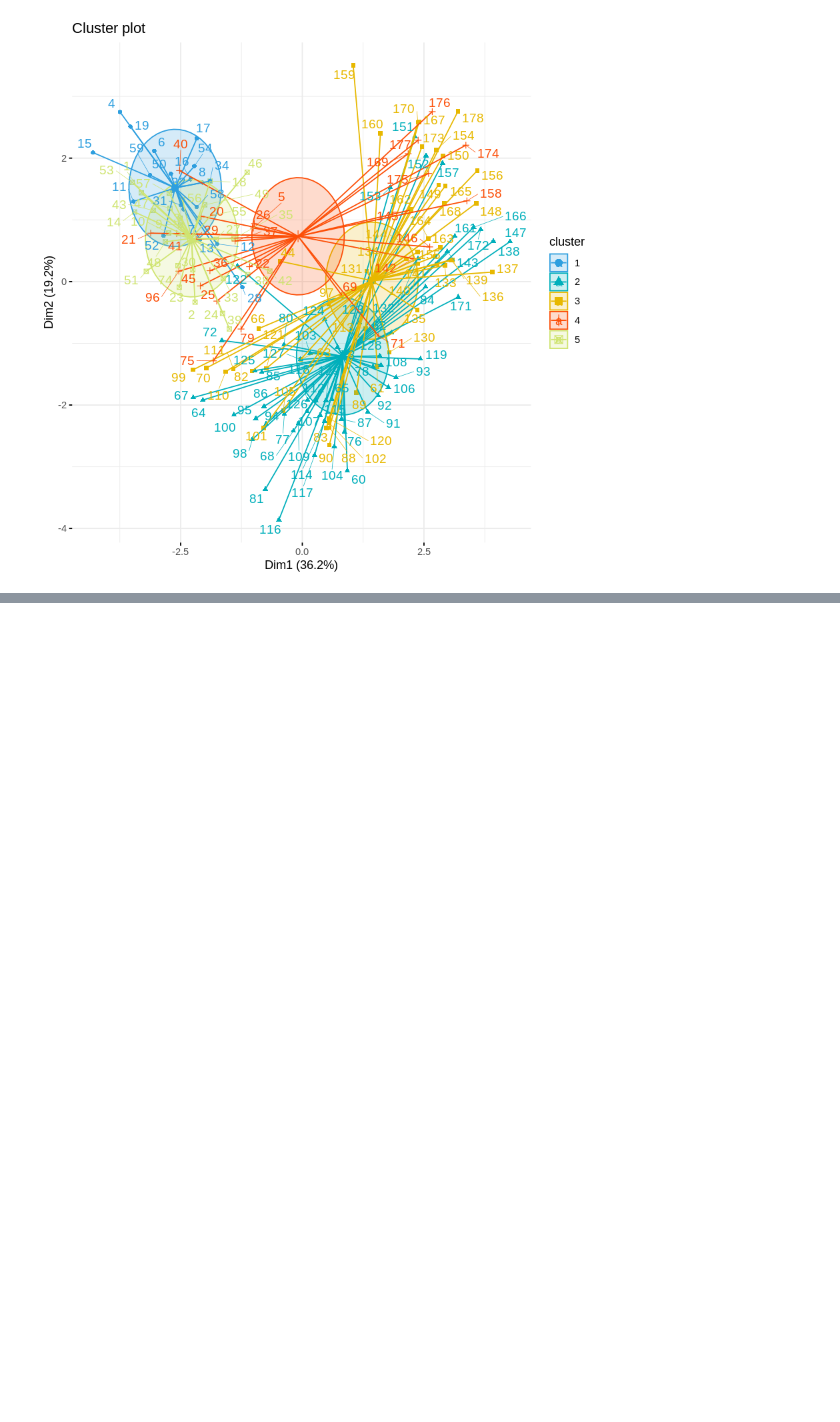
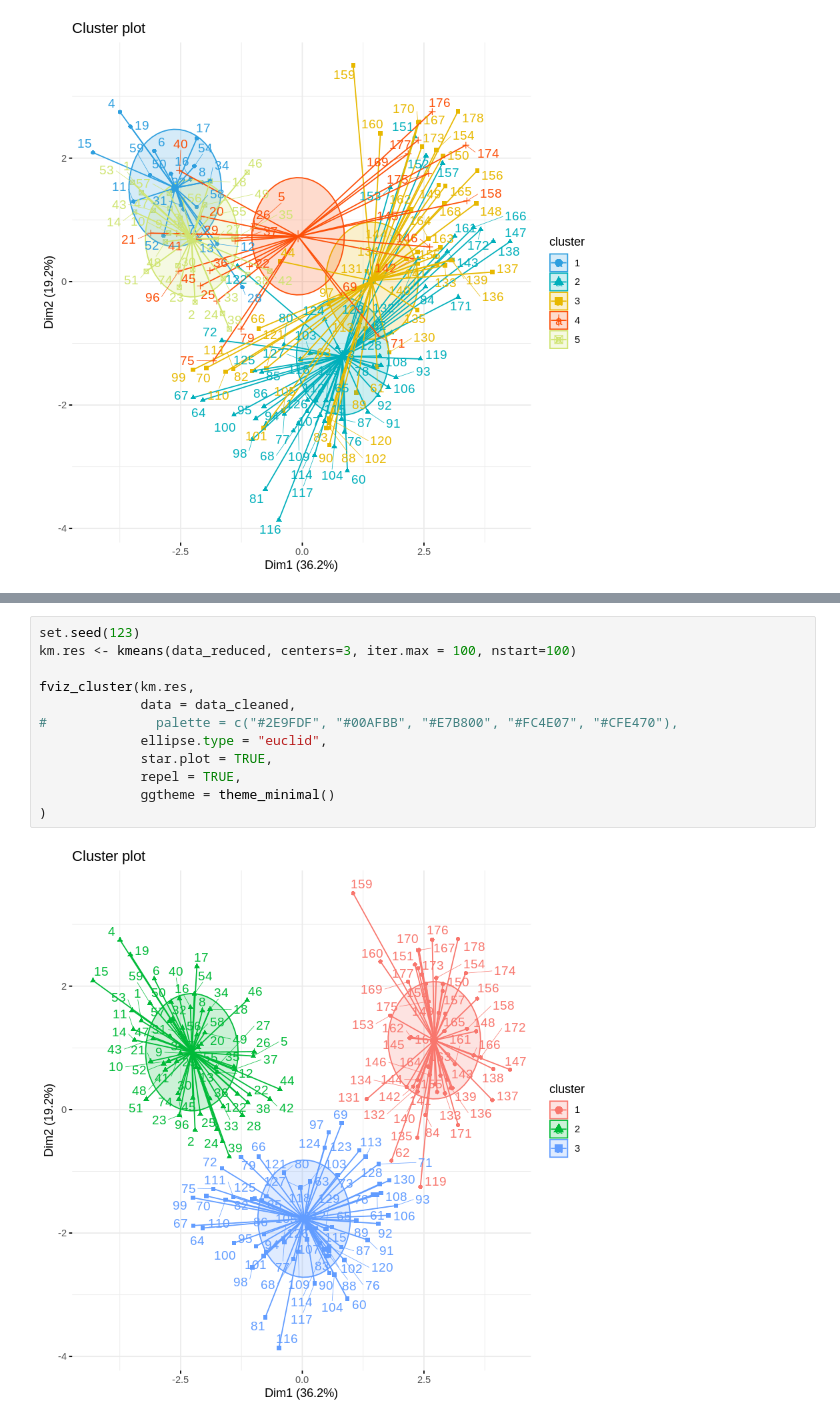
Before and after one commit to lauramoraes/Analise_de_Clusters, a Jupyter notebook: 9 - Clusterização por K-Means (Wine).ipynb, the cells around one changed output, grey strips where cells are left out. Drawn from its saved outputs; the diff is of its cells as text; blank space fills up the shorter version.

```diff
--- a/9 - Clusterização por K-Means (Wine).ipynb
+++ b/9 - Clusterização por K-Means (Wine).ipynb
@@ -43,0 +72,14 @@ fviz_cluster(km.res,
+# %%
+set.seed(123)
+km.res <- kmeans(data_reduced, centers=3, iter.max = 100, nstart=100)
+
+fviz_cluster(km.res,
+             data = data_cleaned,
+#              palette = c("#2E9FDF", "#00AFBB", "#E7B800", "#FC4E07", "#CFE470"),
+             ellipse.type = "euclid",
+             star.plot = TRUE,
+             repel = TRUE,
+             ggtheme = theme_minimal()
+)
+# %% [output]
+[figure, added]
```
Also changed, not shown: parts of 4 cells of this notebook.
